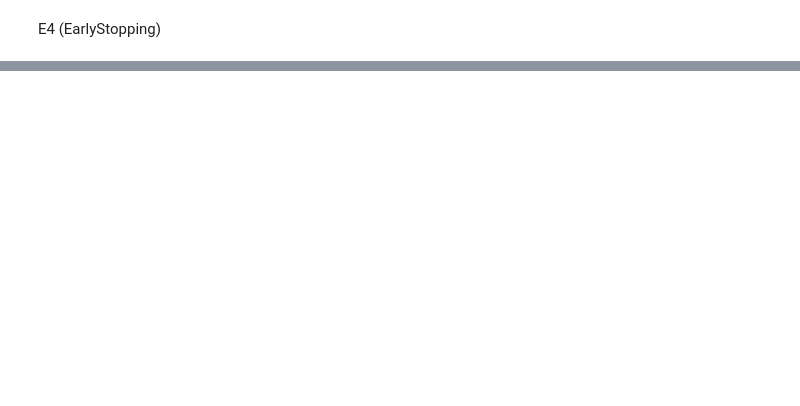
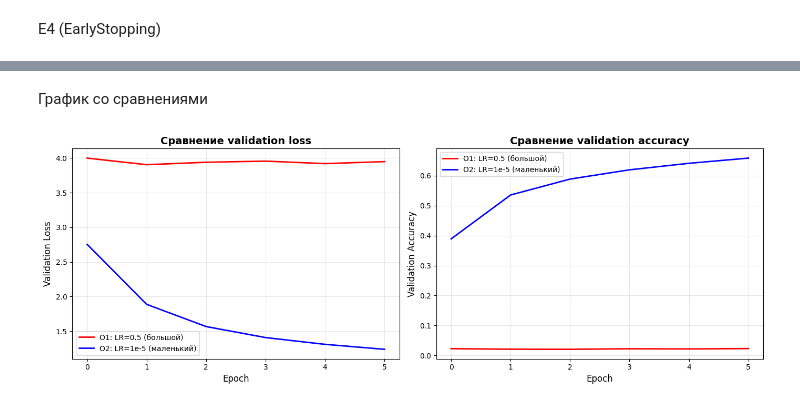
Before and after one commit to Androgorodok/aiecity, a Jupyter notebook: homeworks/HW08-09/HW08-09.ipynb, the cells around one changed output, grey strips where cells are left out. Saved outputs shown, nothing was run; the diff lists cells and outputs as text; code cells hidden in the pictures; blank space fills up the shorter version.

```diff
--- a/homeworks/HW08-09/HW08-09.ipynb
+++ b/homeworks/HW08-09/HW08-09.ipynb
@@ -541,0 +592,11 @@ display(final_results)
+# %%
+OPT_EPOCHS = 6
+
+# Вспомогательная функция для создания модели эксперимента
+def create_test_model():
+    return MLP(
+        input_size=28*28,
+        hidden_sizes=[512, 256, 128],
+        num_classes=47,
+        dropout_rate=0.0
+    ).to(device)
@@ -541,0 +605,5 @@ display(final_results)
+# %%
+model_o1 = create_test_model()
+optimizer_o1 = make_optimizer(model_o1, kind="adam", lr=5e-1, weight_decay=0.0)
+history_o1 = fit(model_o1, train_loader, val_loader, optimizer_o1,
+                 criterion, epochs=OPT_EPOCHS, verbose=True)
@@ -541,0 +630,5 @@ display(final_results)
+# %%
+model_o2 = create_test_model()
+optimizer_o2 = make_optimizer(model_o2, kind="adam", lr=1e-5, weight_decay=0.0)
+history_o2 = fit(model_o2, train_loader, val_loader, optimizer_o2,
+                 criterion, epochs=OPT_EPOCHS, verbose=True)
@@ -541,0 +683,28 @@ display(final_results)
+# %% [markdown]
+График со сравнениями
+# %%
+os.makedirs('figures', exist_ok=True)
+
+fig, axes = plt.subplots(1, 2, figsize=(14, 5))
+
+axes[0].plot(history_o1['val_loss'], 'r-', label='O1: LR=0.5 (большой)', linewidth=2)
+axes[0].plot(history_o2['val_loss'], 'b-', label='O2: LR=1e-5 (маленький)', linewidth=2)
+axes[0].set_xlabel('Epoch', fontsize=12)
+axes[0].set_ylabel('Validation Loss', fontsize=12)
+axes[0].set_title('Сравнение validation loss', fontsize=14, fontweight='bold')
+axes[0].legend()
+axes[0].grid(True, alpha=0.3)
+
+axes[1].plot(history_o1['val_acc'], 'r-', label='O1: LR=0.5 (большой)', linewidth=2)
+axes[1].plot(history_o2['val_acc'], 'b-', label='O2: LR=1e-5 (маленький)', linewidth=2)
+axes[1].set_xlabel('Epoch', fontsize=12)
+axes[1].set_ylabel('Validation Accuracy', fontsize=12)
+axes[1].set_title('Сравнение validation accuracy', fontsize=14, fontweight='bold')
+axes[1].legend()
+axes[1].grid(True, alpha=0.3)
+
+plt.tight_layout()
+plt.savefig('artifacts/figures/curves_lr_extremes.png', dpi=300, bbox_inches='tight')
+plt.show()
+# %% [output]
+[figure, added]
```
Also changed, not shown: parts of 18 cells of this notebook, 7 other files.
